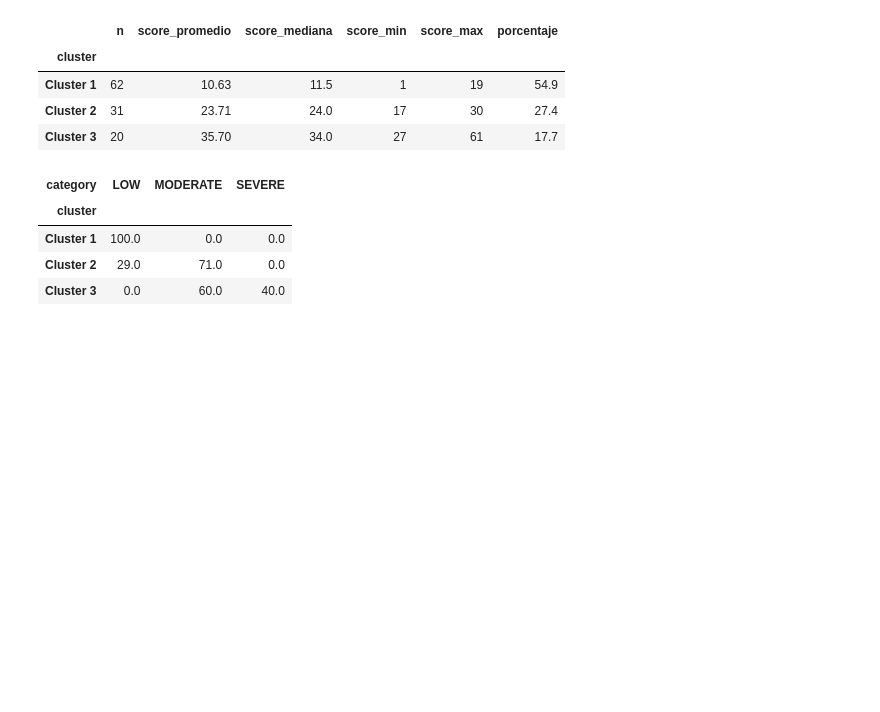
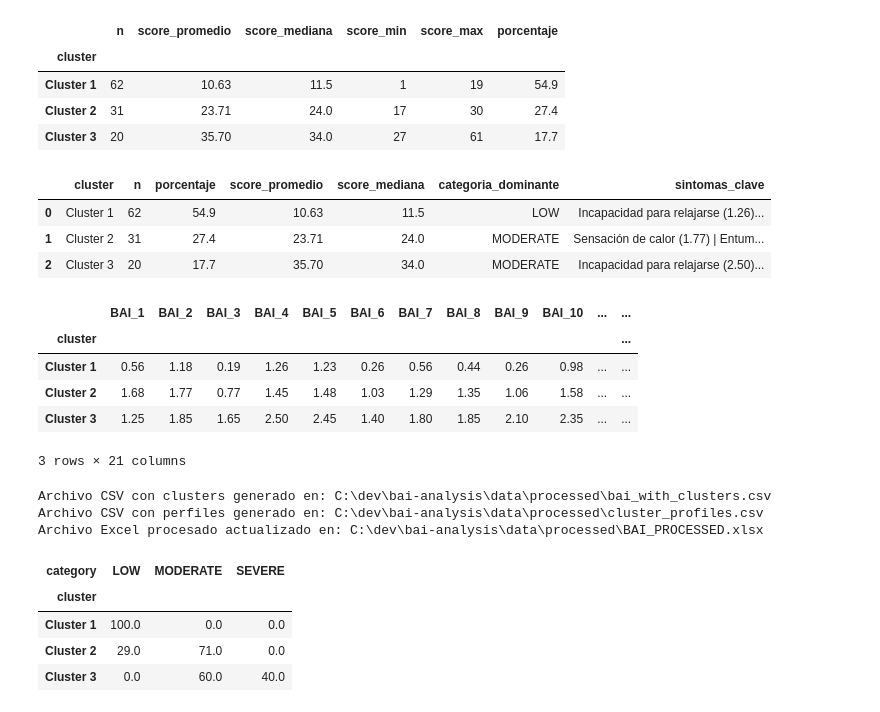
Before and after one commit to homeless-coder/bai-analysis, a Jupyter notebook: notebooks/03_modeling.ipynb, the cells around one changed output. Saved outputs shown, nothing was run; the diff lists cells and outputs as text; code cells hidden in the pictures; blank space fills up the shorter version.

```diff
--- a/notebooks/03_modeling.ipynb
+++ b/notebooks/03_modeling.ipynb
@@ -181,14 +198,37 @@ cluster_summary
 | Cluster 3 | 20 | 35.70 | 34.0 | 27 | 61 | 17.7 |
 # %%
 cluster_profile = build_cluster_profile(df, bai_columns=bai_cols)
+cluster_profile_report_path = export_cluster_profiles(
+    df,
+    CLUSTER_PROFILE_PATH,
+    bai_columns=bai_cols,
+    top_n_symptoms=5,
+)
+cluster_profile_report = load_table(cluster_profile_report_path)
 cluster_export_path = export_clustered_dataset(df, CLUSTER_DATASET_PATH)
 
 df_for_excel = df.drop(columns=["cluster_raw"])
 df_for_excel.to_excel(DATA_PROCESSED, index=False)
 
+display(cluster_profile_report)
 display(cluster_profile.round(2))
-print(f"Archivo CSV con clusters generado en: {cluster_export_path}")
-print(f"Archivo Excel procesado actualizado en: {DATA_PROCESSED}")
+## print(f"Archivo CSV con clusters generado en: {cluster_export_path}")
+## print(f"Archivo CSV con perfiles generado en: {cluster_profile_report_path}")
+## print(f"Archivo Excel procesado actualizado en: {DATA_PROCESSED}")
+# %% [output]
+|  | cluster | n | porcentaje | score_promedio | score_mediana | categoria_dominante | sintomas_clave |
+| 0 | Cluster 1 | 62 | 54.9 | 10.63 | 11.5 | LOW | Incapacidad para relajarse (1.26)... |
+| 1 | Cluster 2 | 31 | 27.4 | 23.71 | 24.0 | MODERATE | Sensación de calor (1.77) | Entum... |
+| 2 | Cluster 3 | 20 | 17.7 | 35.70 | 34.0 | MODERATE | Incapacidad para relajarse (2.50)... |
+|  | BAI_1 | BAI_2 | BAI_3 | BAI_4 | BAI_5 | BAI_6 | BAI_7 | BAI_8 | BAI_9 | BAI_10 | ... | ... |
+| cluster |  |  |  |  |  |  |  |  |  |  |  | ... |
+| Cluster 1 | 0.56 | 1.18 | 0.19 | 1.26 | 1.23 | 0.26 | 0.56 | 0.44 | 0.26 | 0.98 | ... | ... |
+| Cluster 2 | 1.68 | 1.77 | 0.77 | 1.45 | 1.48 | 1.03 | 1.29 | 1.35 | 1.06 | 1.58 | ... | ... |
+| Cluster 3 | 1.25 | 1.85 | 1.65 | 2.50 | 2.45 | 1.40 | 1.80 | 1.85 | 2.10 | 2.35 | ... | ... |
+3 rows × 21 columns
+Archivo CSV con clusters generado en: C:\dev\bai-analysis\data\processed\bai_with_clusters.csv
+Archivo CSV con perfiles generado en: C:\dev\bai-analysis\data\processed\cluster_profiles.csv
+Archivo Excel procesado actualizado en: C:\dev\bai-analysis\data\processed\BAI_PROCESSED.xlsx
 # %%
 cluster_vs_category = pd.crosstab(
     df["cluster"],
```
Also changed, not shown: parts of 10 cells of this notebook, 2 other files.
